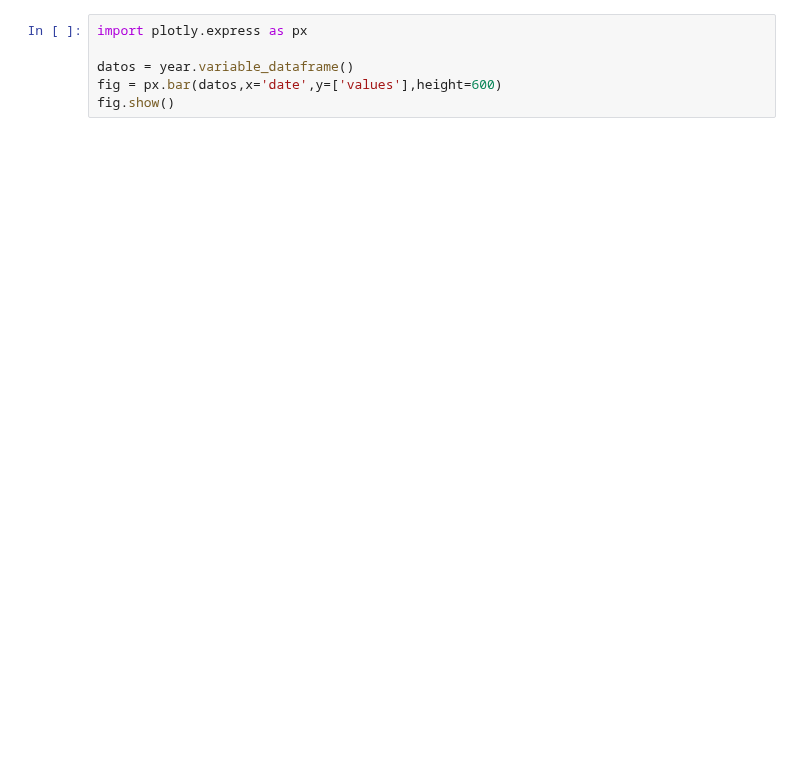
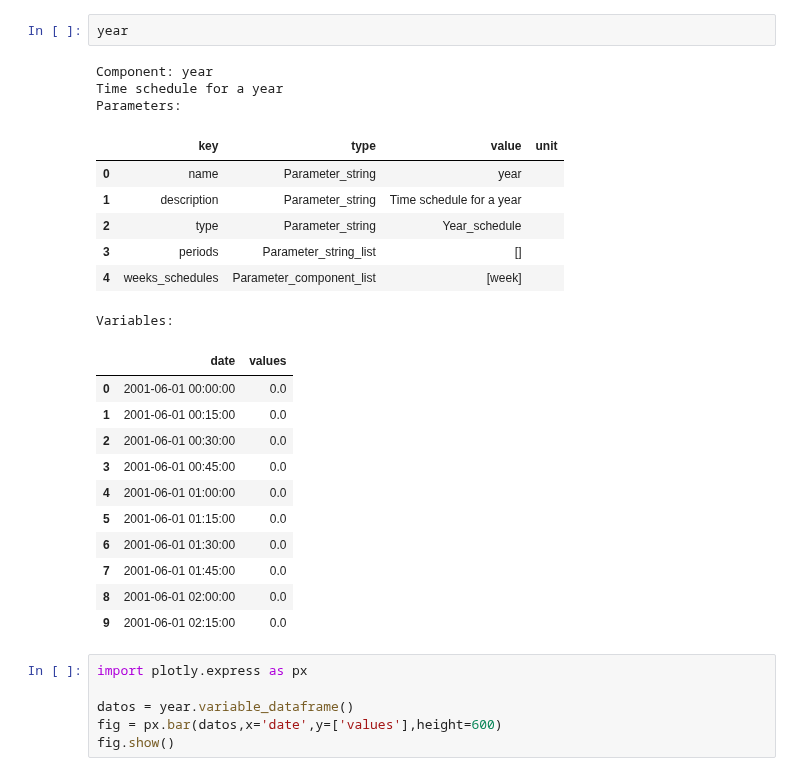
Before and after one commit to jfCoronel/OpenSimula, a Jupyter notebook: examples/user_guide.ipynb, the cells around one changed output. Saved outputs shown, nothing was run; the diff lists cells and outputs as text; blank space fills up the shorter version.

```diff
--- a/examples/user_guide.ipynb
+++ b/examples/user_guide.ipynb
@@ -33,3 +64,27 @@ Simulating Project one: 50% 100%  End
+# %%
+year
+# %% [output]
+Component: year
+Time schedule for a year
+Parameters:
+|  | key | type | value | unit |
+| 0 | name | Parameter_string | year |  |
+| 1 | description | Parameter_string | Time schedule for a year |  |
+| 2 | type | Parameter_string | Year_schedule |  |
+| 3 | periods | Parameter_string_list | [] |  |
+| 4 | weeks_schedules | Parameter_component_list | [week] |  |
+Variables:
+|  | date | values |
+| 0 | 2001-06-01 00:00:00 | 0.0 |
+| 1 | 2001-06-01 00:15:00 | 0.0 |
+| 2 | 2001-06-01 00:30:00 | 0.0 |
+| 3 | 2001-06-01 00:45:00 | 0.0 |
+| 4 | 2001-06-01 01:00:00 | 0.0 |
+| 5 | 2001-06-01 01:15:00 | 0.0 |
+| 6 | 2001-06-01 01:30:00 | 0.0 |
+| 7 | 2001-06-01 01:45:00 | 0.0 |
+| 8 | 2001-06-01 02:00:00 | 0.0 |
+| 9 | 2001-06-01 02:15:00 | 0.0 |
 # %%
 import plotly.express as px
 
```
Also changed, not shown: parts of 1 cell of this notebook, 4 other files.
